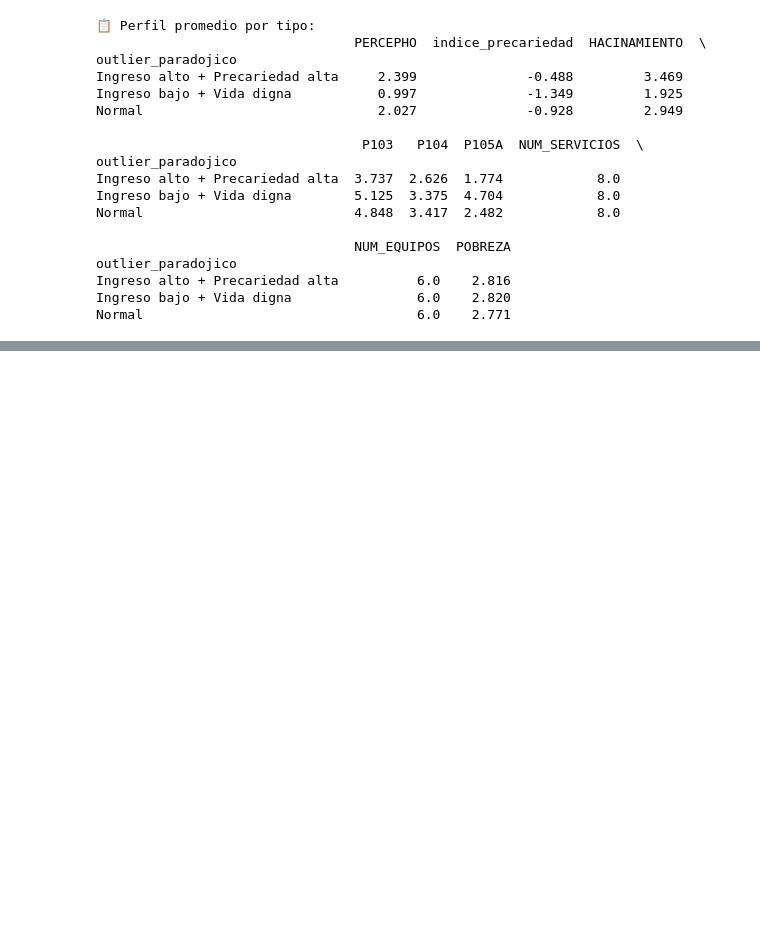
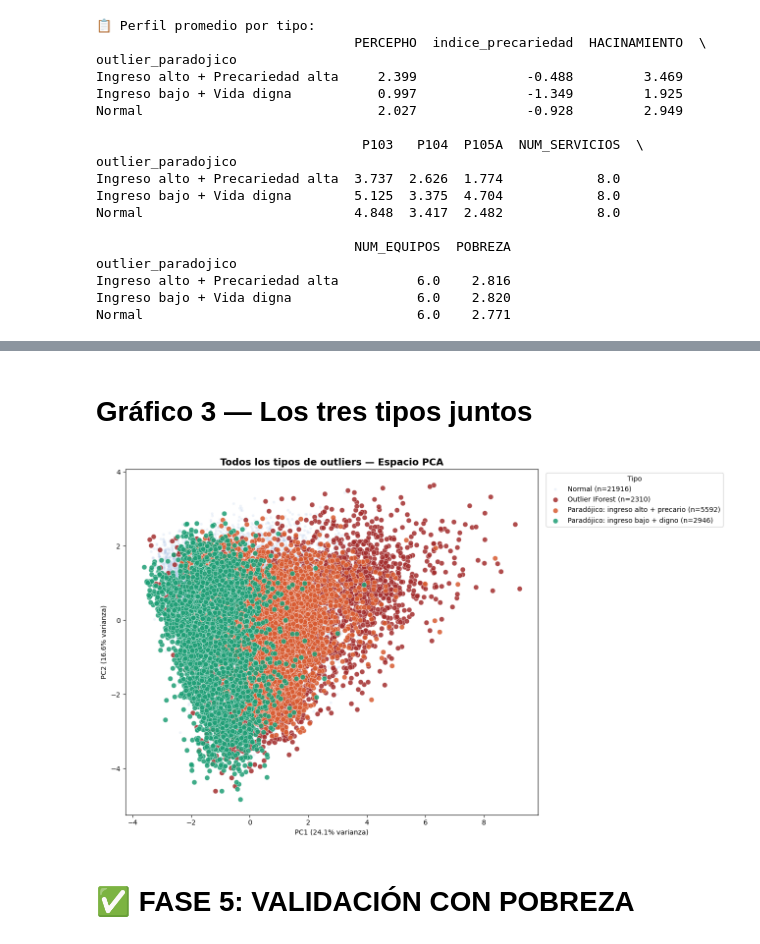
Before and after one commit to DianAnto2103/AnalisisENAHO2025, a Jupyter notebook: notebooks/Análisis_y_Visualización_(Parte_2).ipynb, the cells around one changed output, grey strips where cells are left out. Drawn from its saved outputs; the diff is of its cells as text; code cells hidden in the pictures; blank space fills up the shorter version.

Commit message:
Cambios finales aplicados

```diff
--- a/notebooks/Análisis_y_Visualización_(Parte_2).ipynb
+++ b/notebooks/Análisis_y_Visualización_(Parte_2).ipynb
@@ -251,0 +338,50 @@ Normal                                   6.0    2.771
+# %% [markdown]
+# **Gráfico 3 — Los tres tipos juntos**
+# %%
+# Creamos columna combinada para ver todo de una vez
+def clasificar(row):
+    if row['outlier_paradojico'] == 'Ingreso alto + Precariedad alta':
+        return 'Paradójico: ingreso alto + precario'
+    elif row['outlier_paradojico'] == 'Ingreso bajo + Vida digna':
+        return 'Paradójico: ingreso bajo + digno'
+    elif row['es_outlier'] == 'Outlier':
+        return 'Outlier IForest'
+    return 'Normal'
+
+df['tipo_final'] = df.apply(clasificar, axis=1)
+
+colores_f = {
+    'Normal':                             '#AEC6E8',
+    'Outlier IForest':                    '#A32D2D',
+    'Paradójico: ingreso alto + precario': '#D85A30',
+    'Paradójico: ingreso bajo + digno':    '#1D9E75'
+}
+
+fig, ax = plt.subplots(figsize=(13, 8))
+orden = ['Normal', 'Outlier IForest',
+         'Paradójico: ingreso alto + precario',
+         'Paradójico: ingreso bajo + digno']
+
+for tipo in orden:
+    grupo = df[df['tipo_final'] == tipo]
+    ax.scatter(
+        grupo['PC1'], grupo['PC2'],
+        c=colores_f[tipo],
+        s=15 if tipo == 'Normal' else 55,
+        alpha=0.2 if tipo == 'Normal' else 0.85,
+        label=f"{tipo} (n={len(grupo)})",
+        edgecolors='white' if tipo != 'Normal' else 'none',
+        linewidths=0.4,
+        zorder=1 if tipo == 'Normal' else 3
+    )
+
+ax.set_title('Todos los tipos de outliers — Espacio PCA', fontsize=14, fontweight='bold')
+ax.set_xlabel(f'PC1 ({varianza[0]*100:.1f}% varianza)')
+ax.set_ylabel(f'PC2 ({varianza[1]*100:.1f}% varianza)')
+ax.legend(title='Tipo', fontsize=10, bbox_to_anchor=(1.01, 1), loc='upper left')
+plt.tight_layout()
+plt.show()
+# %% [output]
+[figure, added]
+# %% [markdown]
+# **✅ FASE 5: VALIDACIÓN CON POBREZA**
```
Also changed, not shown: parts of 31 cells of this notebook.
